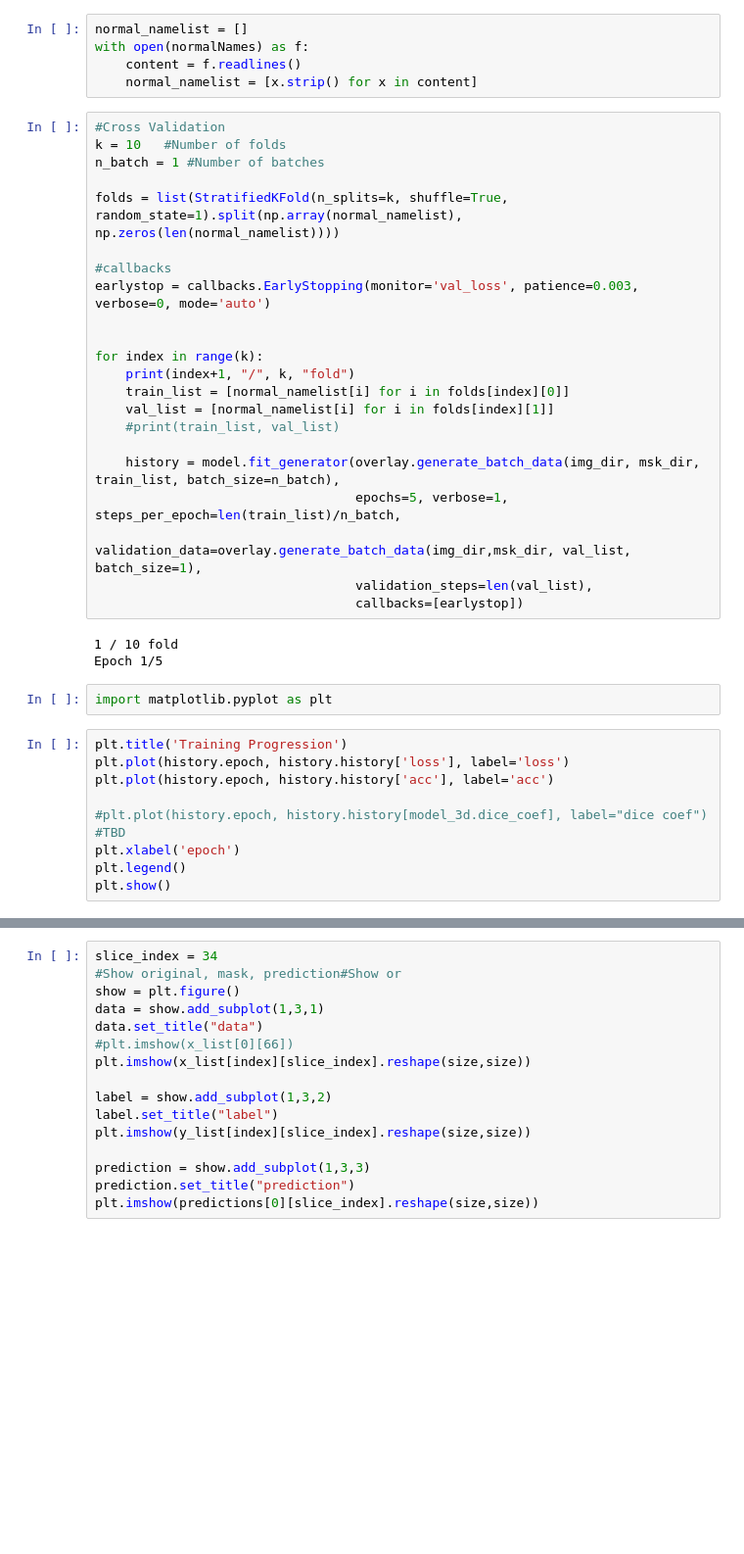
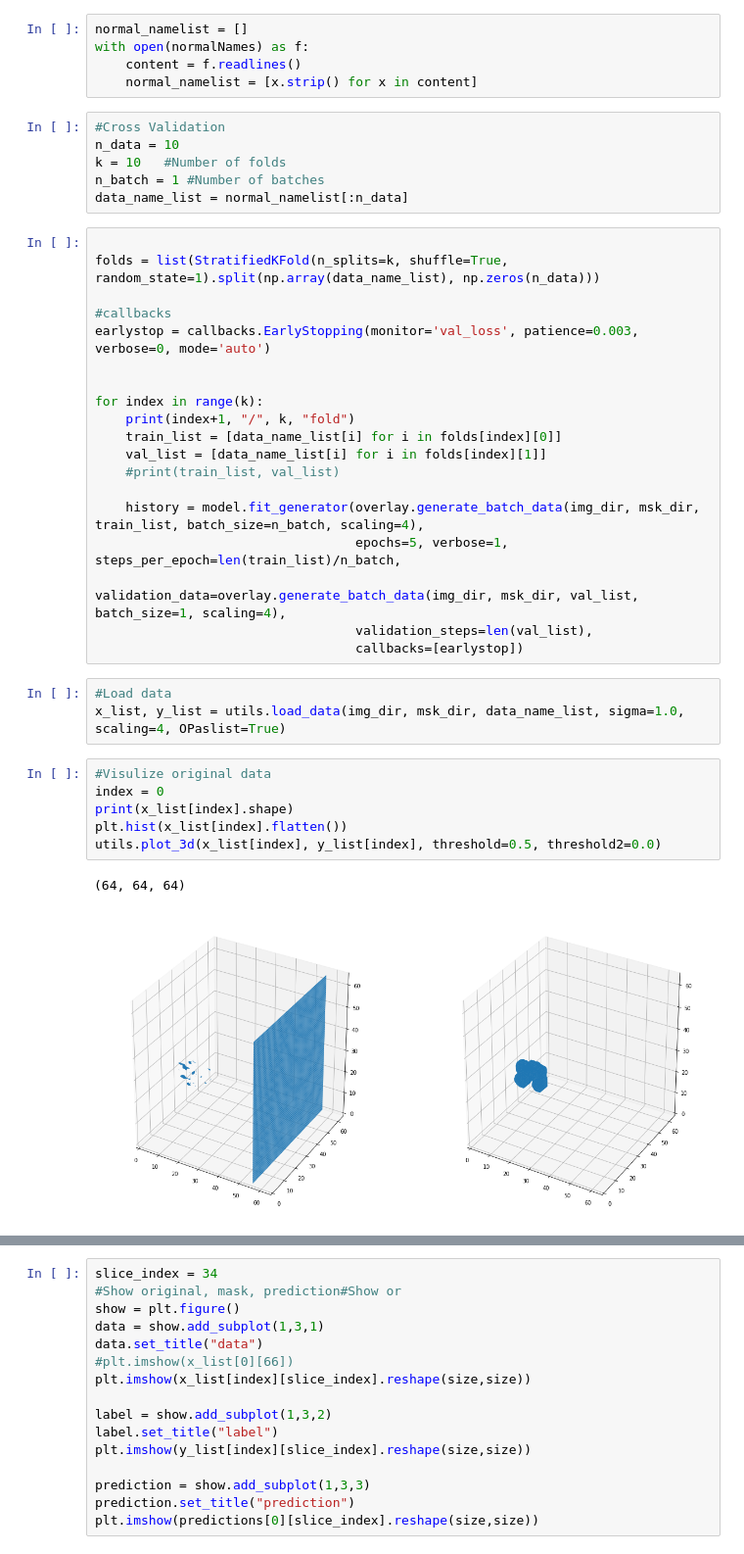
Before and after one commit to Yao-Yuan/MIP, a Jupyter notebook: 3dnet/index.ipynb, the cells around one changed output, grey strips where cells are left out. Shown: that part at 98% size. Cells and saved outputs as stored; diff of their text form; blank space fills up the shorter version.

Commit message:
add load data etc

```diff
--- a/3dnet/index.ipynb
+++ b/3dnet/index.ipynb
@@ -35,12 +36,15 @@ normal_namelist = []
 with open(normalNames) as f:
     content = f.readlines()
     normal_namelist = [x.strip() for x in content]
+# %%
+#Cross Validation
+n_data = 10
+k = 10   #Number of folds
+n_batch = 1 #Number of batches
+data_name_list = normal_namelist[:n_data]
 # %%
-#Cross Validation
-k = 10   #Number of folds
-n_batch = 1 #Number of batches
 
-folds = list(StratifiedKFold(n_splits=k, shuffle=True, random_state=1).split(np.array(normal_namelist), np.zeros(len(normal_namelist))))
+folds = list(StratifiedKFold(n_splits=k, shuffle=True, random_state=1).split(np.array(data_name_list), np.zeros(n_data)))
 
 #callbacks
 earlystop = callbacks.EarlyStopping(monitor='val_loss', patience=0.003, verbose=0, mode='auto')
@@ -48,27 +52,25 @@ earlystop = callbacks.EarlyStopping(monitor='val_loss', patience=0.003, verbose=
 
 for index in range(k):
     print(index+1, "/", k, "fold")
-    train_list = [normal_namelist[i] for i in folds[index][0]]
-    val_list = [normal_namelist[i] for i in folds[index][1]]
+    train_list = [data_name_list[i] for i in folds[index][0]]
+    val_list = [data_name_list[i] for i in folds[index][1]]
     #print(train_list, val_list)
 
-    history = model.fit_generator(overlay.generate_batch_data(img_dir, msk_dir, train_list, batch_size=n_batch),
+    history = model.fit_generator(overlay.generate_batch_data(img_dir, msk_dir, train_list, batch_size=n_batch, scaling=4),
                                   epochs=5, verbose=1, steps_per_epoch=len(train_list)/n_batch,
-                                  validation_data=overlay.generate_batch_data(img_dir,msk_dir, val_list, batch_size=1),
+                                  validation_data=overlay.generate_batch_data(img_dir, msk_dir, val_list, batch_size=1, scaling=4),
                                   validation_steps=len(val_list),
                                   callbacks=[earlystop])
-# %% [output]
-1 / 10 fold
-Epoch 1/5
-# %%
-import matplotlib.pyplot as plt
-# %%
-plt.title('Training Progression')
-plt.plot(history.epoch, history.history['loss'], label='loss')
-plt.plot(history.epoch, history.history['acc'], label='acc')
-
-#plt.plot(history.epoch, history.history[model_3d.dice_coef], label="dice coef")  #TBD
-plt.xlabel('epoch')
-plt.legend()
-plt.show()
+# %%
+#Load data
+x_list, y_list = utils.load_data(img_dir, msk_dir, data_name_list, sigma=1.0, scaling=4, OPaslist=True)
+# %%
+#Visulize original data
+index = 0
+print(x_list[index].shape)
+plt.hist(x_list[index].flatten())
+utils.plot_3d(x_list[index], y_list[index], threshold=0.5, threshold2=0.0)
+# %% [output]
+(64, 64, 64)
+[figure, added]
 # %%
```
Also changed, not shown: parts of 2 cells of this notebook, 6 other files.
